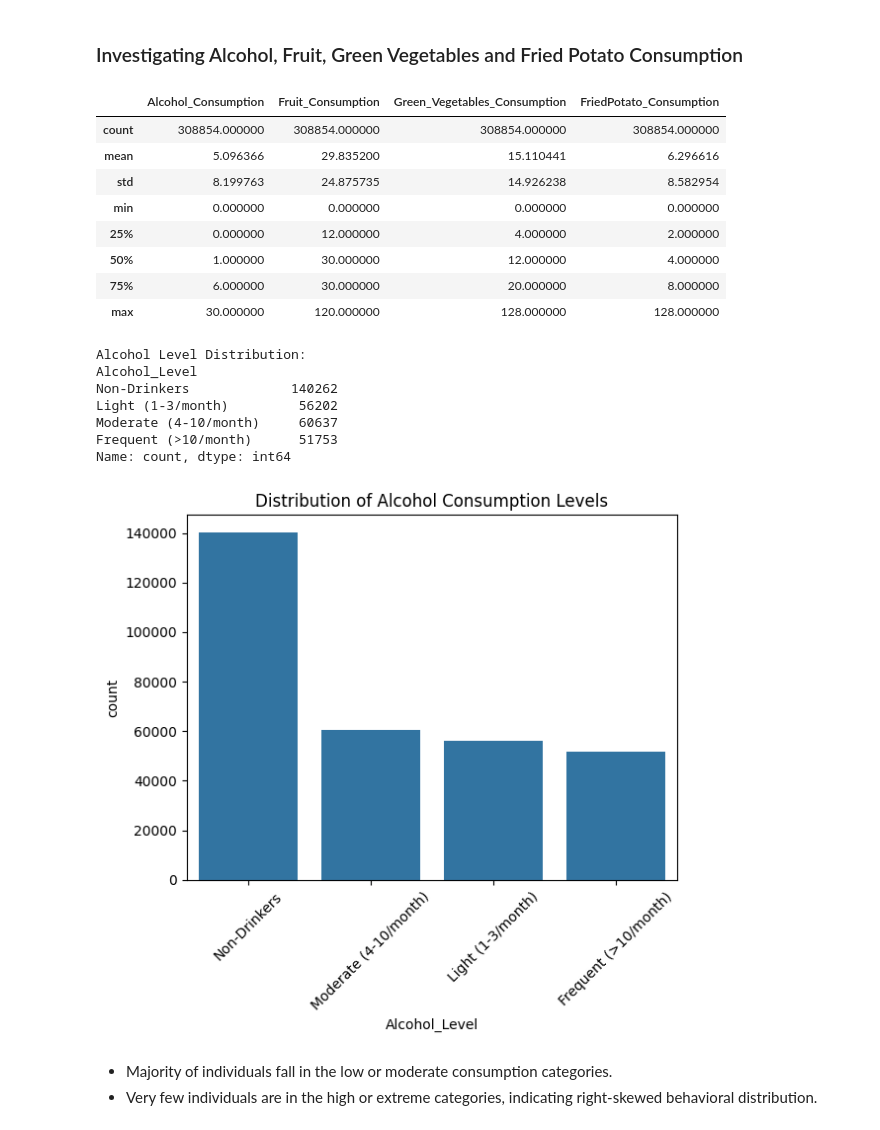
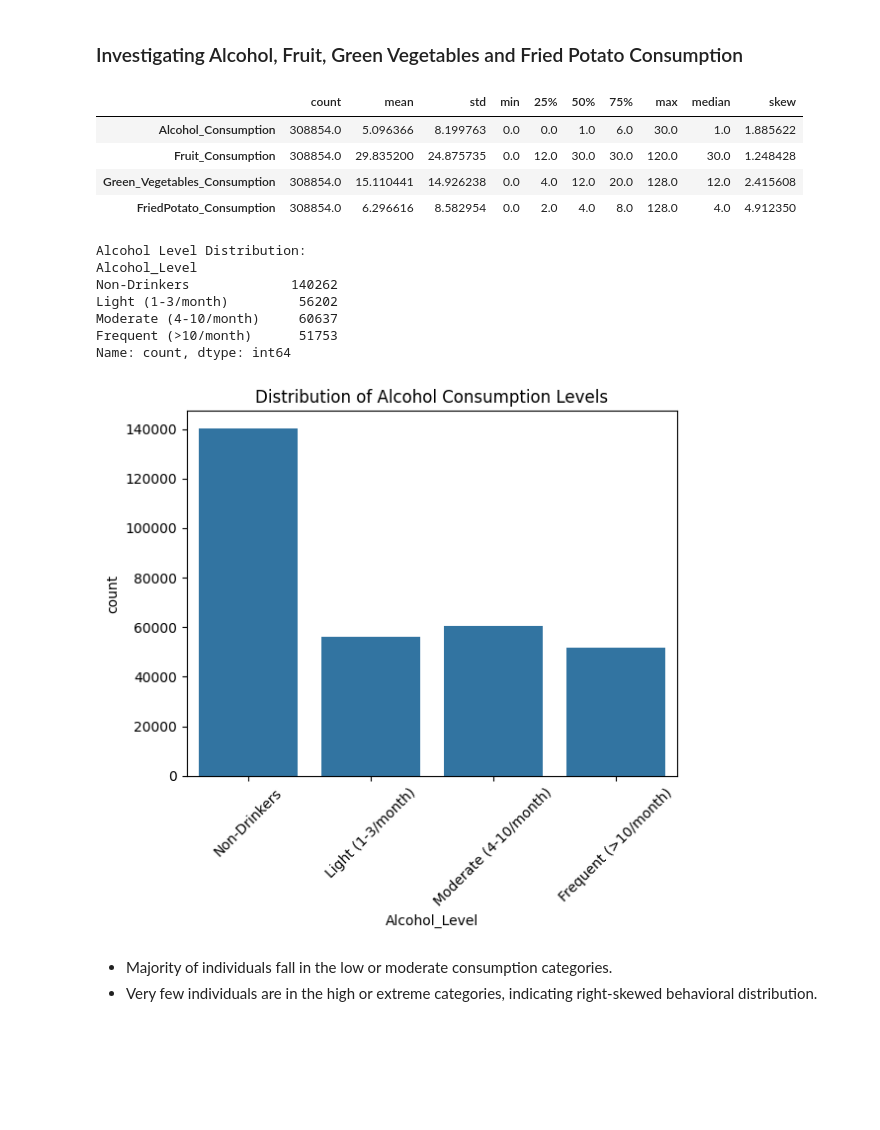
Before and after one commit to its-rhasil/cardio-risk, a Jupyter notebook: notebooks/01_data_exploration.ipynb, the cells around one changed output. Drawn from its saved outputs; the diff is of its cells as text; code cells hidden in the pictures; blank space fills up the shorter version.

```diff
--- a/notebooks/01_data_exploration.ipynb
+++ b/notebooks/01_data_exploration.ipynb
@@ -133,17 +144,17 @@ There are 1037 extreme data and they constitute around 0.34% of the data
 # %% [markdown]
 ### Investigating Alcohol, Fruit, Green Vegetables and Fried Potato Consumption
 # %%
-df[["Alcohol_Consumption","Fruit_Consumption","Green_Vegetables_Consumption","FriedPotato_Consumption"]].describe()
+consumption_stats = ["Alcohol_Consumption","Fruit_Consumption","Green_Vegetables_Consumption","FriedPotato_Consumption"]
+stats = df[consumption_stats].describe().T
+stats["median"] = df[consumption_stats].median()
+stats["skew"] = df[consumption_stats].skew()
+stats
 # %% [output]
-|  | Alcohol_Consumption | Fruit_Consumption | Green_Vegetables_Consumption | FriedPotato_Consumption |
-| count | 308854.000000 | 308854.000000 | 308854.000000 | 308854.000000 |
-| mean | 5.096366 | 29.835200 | 15.110441 | 6.296616 |
-| std | 8.199763 | 24.875735 | 14.926238 | 8.582954 |
-| min | 0.000000 | 0.000000 | 0.000000 | 0.000000 |
-| 25% | 0.000000 | 12.000000 | 4.000000 | 2.000000 |
-| 50% | 1.000000 | 30.000000 | 12.000000 | 4.000000 |
-| 75% | 6.000000 | 30.000000 | 20.000000 | 8.000000 |
-| max | 30.000000 | 120.000000 | 128.000000 | 128.000000 |
+|  | count | mean | std | min | 25% | 50% | 75% | max | median | skew |
+| Alcohol_Consumption | 308854.0 | 5.096366 | 8.199763 | 0.0 | 0.0 | 1.0 | 6.0 | 30.0 | 1.0 | 1.885622 |
+| Fruit_Consumption | 308854.0 | 29.835200 | 24.875735 | 0.0 | 12.0 | 30.0 | 30.0 | 120.0 | 30.0 | 1.248428 |
+| Green_Vegetables_Consumption | 308854.0 | 15.110441 | 14.926238 | 0.0 | 4.0 | 12.0 | 20.0 | 128.0 | 12.0 | 2.415608 |
+| FriedPotato_Consumption | 308854.0 | 6.296616 | 8.582954 | 0.0 | 2.0 | 4.0 | 8.0 | 128.0 | 4.0 | 4.912350 |
 # %%
 bins_alcohol = [-1, 0, 3, 10,31]
 labels_alcohol = ["Non-Drinkers", "Light (1-3/month)", "Moderate (4-10/month)","Frequent (>10/month)"]
@@ -156,21 +167,20 @@ df["FriedPotato_Level"] = pd.cut(df["FriedPotato_Consumption"],bins=bins_food,la
 # %%
 print("Alcohol Level Distribution:")
 print(df["Alcohol_Level"].value_counts().sort_index())
-
 plt.figure()
-sns.countplot(x="Alcohol_Level", data=df, order=df["Alcohol_Level"].value_counts().index)
+sns.countplot(x="Alcohol_Level", data=df, order=df["Alcohol_Level"].value_counts().sort_index().index)
 plt.xticks(rotation=45)
 plt.title("Distribution of Alcohol Consumption Levels")
 plt.show()
 # %% [output]
 Alcohol Level Distribution:
 Alcohol_Level
 Non-Drinkers             140262
 Light (1-3/month)         56202
 Moderate (4-10/month)     60637
 Frequent (>10/month)      51753
 Name: count, dtype: int64
-[figure, old version]
+[figure, new version]
 # %% [markdown]
 * Majority of individuals fall in the low or moderate consumption categories.
 * Very few individuals are in the high or extreme categories, indicating right-skewed behavioral distribution.
```
Also changed, not shown: parts of 22 cells of this notebook.
